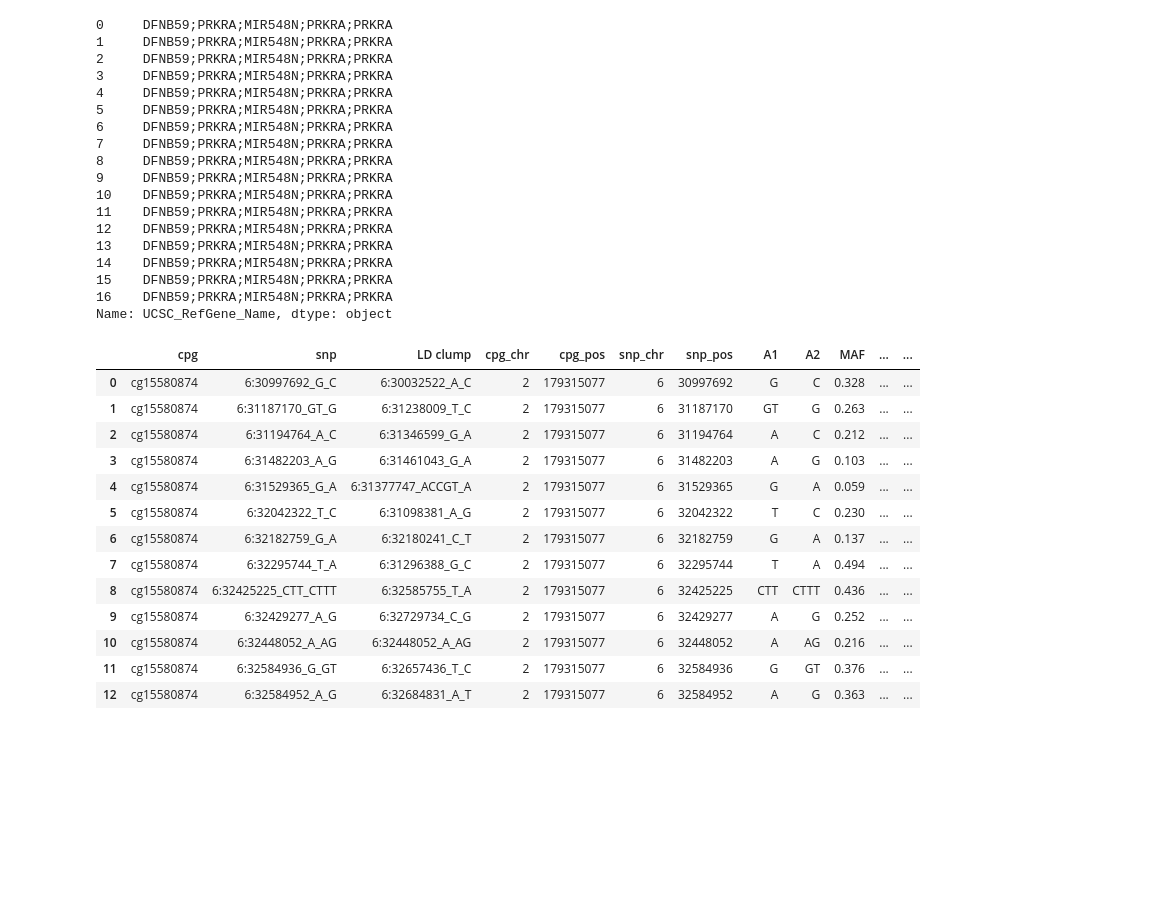
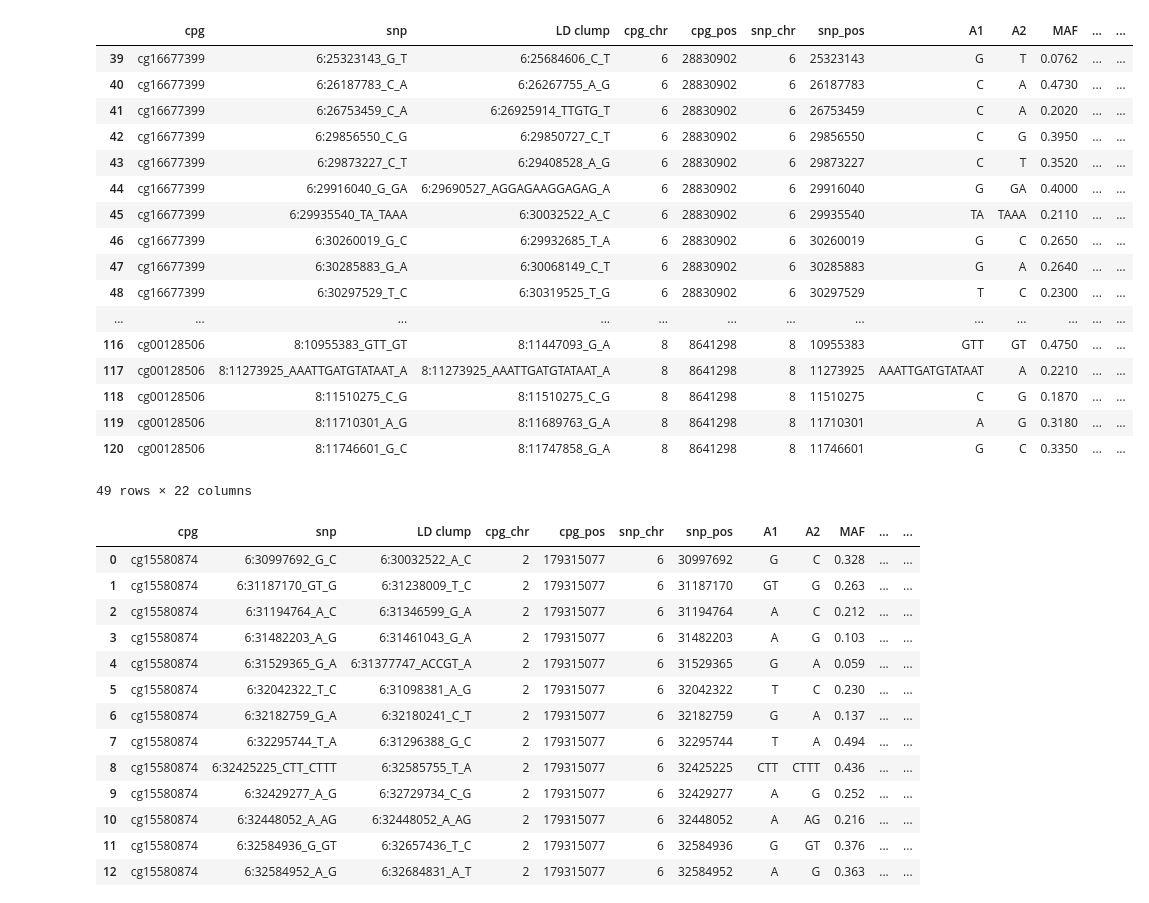
Before and after one commit to kcl-VATS/networkAPI, a Jupyter notebook: playground/preprocess.ipynb, the cells around one changed output. Saved outputs shown, nothing was run; the diff lists cells and outputs as text; code cells hidden in the pictures; blank space fills up the shorter version.

```diff
--- a/playground/preprocess.ipynb
+++ b/playground/preprocess.ipynb
@@ -149,31 +149,32 @@ data = data.reset_index(drop=True)
 
 data = data.merge(annot,how='left',on='cpg')
 
+data['UCSC_RefGene_Name'] = data['UCSC_RefGene_Name'].fillna('no annotation')
 
 data.drop(['MAPINFO','CHR'],axis=1,inplace=True)
 
 response = data.to_dict('records')
 # %%
-data['UCSC_RefGene_Name']
+data[data['UCSC_RefGene_Name'].isna()]
 # %% [output]
+|  | cpg | snp | LD clump | cpg_chr | cpg_pos | snp_chr | snp_pos | A1 | A2 | MAF | ... | ... |
+| 39 | cg16677399 | 6:25323143_G_T | 6:25684606_C_T | 6 | 28830902 | 6 | 25323143 | G | T | 0.0762 | ... | ... |
+| 40 | cg16677399 | 6:26187783_C_A | 6:26267755_A_G | 6 | 28830902 | 6 | 26187783 | C | A | 0.4730 | ... | ... |
+| 41 | cg16677399 | 6:26753459_C_A | 6:26925914_TTGTG_T | 6 | 28830902 | 6 | 26753459 | C | A | 0.2020 | ... | ... |
+| 42 | cg16677399 | 6:29856550_C_G | 6:29850727_C_T | 6 | 28830902 | 6 | 29856550 | C | G | 0.3950 | ... | ... |
+| 43 | cg16677399 | 6:29873227_C_T | 6:29408528_A_G | 6 | 28830902 | 6 | 29873227 | C | T | 0.3520 | ... | ... |
+| 44 | cg16677399 | 6:29916040_G_GA | 6:29690527_AGGAGAAGGAGAG_A | 6 | 28830902 | 6 | 29916040 | G | GA | 0.4000 | ... | ... |
+| 45 | cg16677399 | 6:29935540_TA_TAAA | 6:30032522_A_C | 6 | 28830902 | 6 | 29935540 | TA | TAAA | 0.2110 | ... | ... |
+| 46 | cg16677399 | 6:30260019_G_C | 6:29932685_T_A | 6 | 28830902 | 6 | 30260019 | G | C | 0.2650 | ... | ... |
+| 47 | cg16677399 | 6:30285883_G_A | 6:30068149_C_T | 6 | 28830902 | 6 | 30285883 | G | A | 0.2640 | ... | ... |
+| 48 | cg16677399 | 6:30297529_T_C | 6:30319525_T_G | 6 | 28830902 | 6 | 30297529 | T | C | 0.2300 | ... | ... |
+| ... | ... | ... | ... | ... | ... | ... | ... | ... | ... | ... | ... | ... |
+| 116 | cg00128506 | 8:10955383_GTT_GT | 8:11447093_G_A | 8 | 8641298 | 8 | 10955383 | GTT | GT | 0.4750 | ... | ... |
+| 117 | cg00128506 | 8:11273925_AAATTGATGTATAAT_A | 8:11273925_AAATTGATGTATAAT_A | 8 | 8641298 | 8 | 11273925 | AAATTGATGTATAAT | A | 0.2210 | ... | ... |
+| 118 | cg00128506 | 8:11510275_C_G | 8:11510275_C_G | 8 | 8641298 | 8 | 11510275 | C | G | 0.1870 | ... | ... |
+| 119 | cg00128506 | 8:11710301_A_G | 8:11689763_G_A | 8 | 8641298 | 8 | 11710301 | A | G | 0.3180 | ... | ... |
+| 120 | cg00128506 | 8:11746601_G_C | 8:11747858_G_A | 8 | 8641298 | 8 | 11746601 | G | C | 0.3350 | ... | ... |
-0     DFNB59;PRKRA;MIR548N;PRKRA;PRKRA
-1     DFNB59;PRKRA;MIR548N;PRKRA;PRKRA
-2     DFNB59;PRKRA;MIR548N;PRKRA;PRKRA
-3     DFNB59;PRKRA;MIR548N;PRKRA;PRKRA
-4     DFNB59;PRKRA;MIR548N;PRKRA;PRKRA
-5     DFNB59;PRKRA;MIR548N;PRKRA;PRKRA
-6     DFNB59;PRKRA;MIR548N;PRKRA;PRKRA
-7     DFNB59;PRKRA;MIR548N;PRKRA;PRKRA
-8     DFNB59;PRKRA;MIR548N;PRKRA;PRKRA
-9     DFNB59;PRKRA;MIR548N;PRKRA;PRKRA
-10    DFNB59;PRKRA;MIR548N;PRKRA;PRKRA
-11    DFNB59;PRKRA;MIR548N;PRKRA;PRKRA
-12    DFNB59;PRKRA;MIR548N;PRKRA;PRKRA
-13    DFNB59;PRKRA;MIR548N;PRKRA;PRKRA
-14    DFNB59;PRKRA;MIR548N;PRKRA;PRKRA
-15    DFNB59;PRKRA;MIR548N;PRKRA;PRKRA
-16    DFNB59;PRKRA;MIR548N;PRKRA;PRKRA
-Name: UCSC_RefGene_Name, dtype: object
+49 rows × 22 columns
 # %%
 data
 # %% [output]
```
